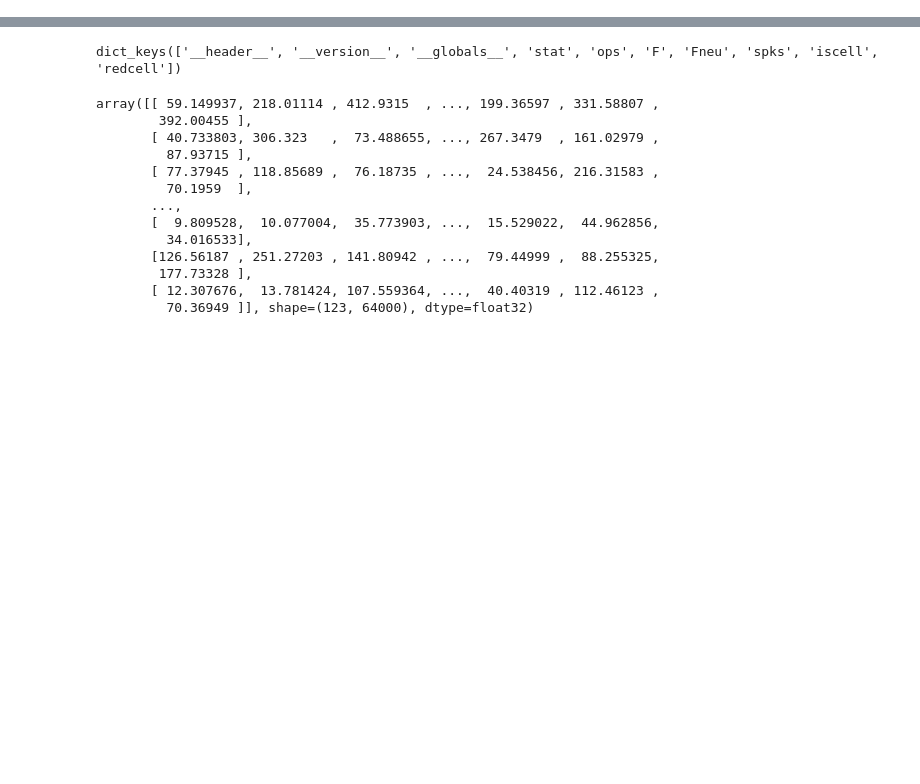
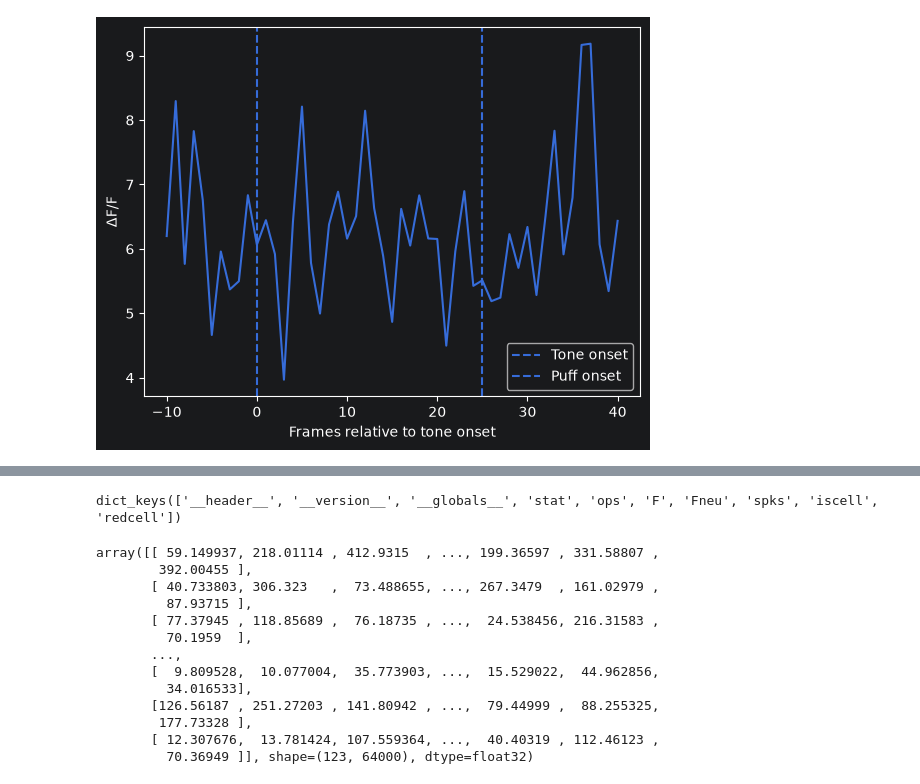
Before and after one commit to Yuchang09/DataAlign, a Jupyter notebook: scrach_space.ipynb, the cells around one changed output, grey strips where cells are left out. Cells and saved outputs as stored; diff of their text form; code cells hidden in the pictures; blank space fills up the shorter version.

```diff
--- a/scrach_space.ipynb
+++ b/scrach_space.ipynb
@@ -8,3 +74,20 @@ from utils.plot_utils import PlotUtils
 # %%
-data = FileUtils.read_csv_file(DataConfig.FilePath)
-data
+data = np.load("/Users/yuchang/Downloads/m6d2_dff_trails.npz")
+no_puff_trials = [1, 2, 3, 4, 5, 15, 25, 35, 45, 55, 63]
+dff = data["dff"]
+relative_frames = data["relative_frames"]
+
+# Convert 1-based trial numbers to 0-based indices
+no_puff_indices = np.array(no_puff_trials) - 1
+
+# All trial indices
+all_indices = np.arange(dff.shape[0])
+
+# Trials that DO have a puff
+puff_indices = np.setdiff1d(
+    all_indices,
+    no_puff_indices
+)
+
+dff_no_puff = dff[no_puff_indices]
+dff_puff = dff[puff_indices]
@@ -24,0 +109,19 @@ data
+# %%
+neuron = 12
+
+mean_response = np.nanmean(
+    dff_puff[:, neuron, :],
+    axis=0
+)
+
+plt.plot(relative_frames, mean_response)
+
+plt.axvline(0, linestyle="--", label="Tone onset")
+plt.axvline(25, linestyle="--", label="Puff onset")
+
+plt.xlabel("Frames relative to tone onset")
+plt.ylabel("ΔF/F")
+plt.legend()
+plt.show()
+# %% [output]
+[figure, added]
```
Also changed, not shown: parts of 19 cells of this notebook, 6 other files.
